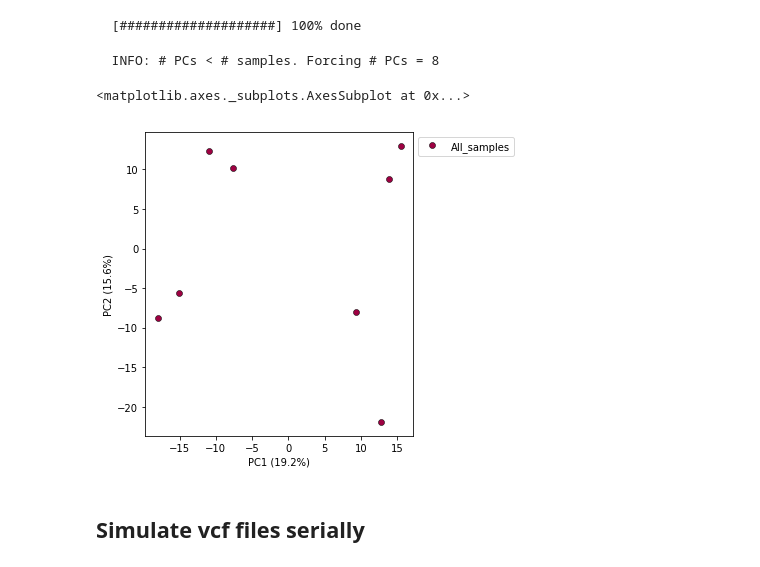
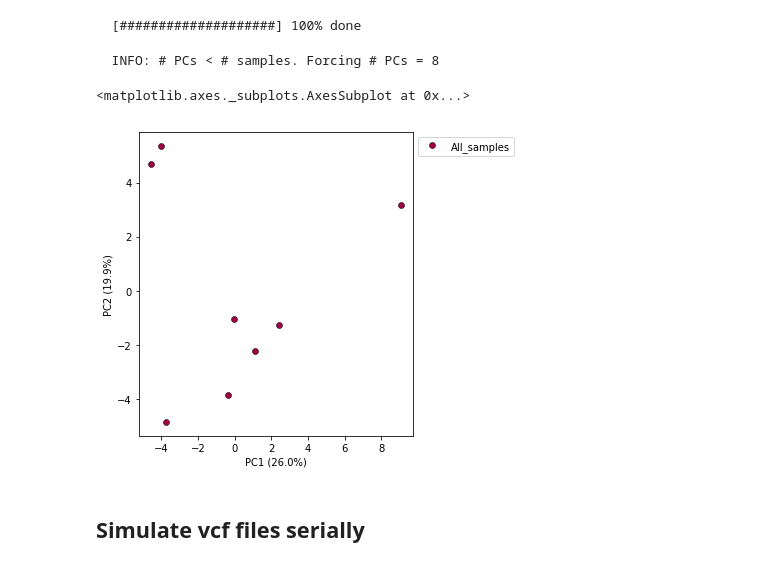
Before and after one commit to isaacovercast/easySFS, a Jupyter notebook: jupyter-notebooks/easySFS-simulate-data.ipynb, the cells around one changed output. Saved outputs shown, nothing was run; the diff lists cells and outputs as text; code cells hidden in the pictures.

```diff
--- a/jupyter-notebooks/easySFS-simulate-data.ipynb
+++ b/jupyter-notebooks/easySFS-simulate-data.ipynb
@@ -44,7 +44,7 @@ g = 0
 split_time = 2e5
 pop1_samples = 8
 pop2_samples = 8
-nloci = 1000
+nloci = 100
 length=150
 
 migmat = [[0, 0], [0, 0]]
@@ -85,9 +85,16 @@ def plot_tree_sequence(tree_sequence):
     display(SVG(tree.draw(width=600, height=400, node_colours=node_colours)))
 
 def write_vcf(ts_list, outfile, unlinked=False):
+    ## get the header
+    head = []
+    with TemporaryFile() as outtmp:
+        ts_list[0].write_vcf(outtmp, ploidy=2, contig_id='1')
+        outtmp.seek(0)
+        head = outtmp.readlines()[:6]
+
     with open(outfile, 'w') as output:
-        ts_list[0].write_vcf(output, ploidy=2, contig_id='1')
-        for i, ts in enumerate(ts_list[1:]):
+        output.write("".join(head))
+        for i, ts in enumerate(ts_list):
             with TemporaryFile() as outtmp:
                 ## the +2 here is because enumerate starts at 0, and we
                 ## want our first locus of this list to start at 2
@@ -95,6 +102,9 @@ def write_vcf(ts_list, outfile, unlinked=False):
                 outtmp.seek(0)
                 ## Get rid of the 6 lines of vcf header
                 dat = outtmp.readlines()[6:]
+                ## Add the AA field
+                new_dat = [x[:x.rfind(".")] + "AA=A" + x[x.rfind(".")+1:] for x in dat]
+                dat = new_dat
                 if unlinked:
                     try:
                         dat = np.random.choice(dat, size=1)
@@ -107,34 +117,34 @@ def simulate_missing(infile, outfile=None, avg_missing=0.3, std_missing=0.05):
     if outfile == None:
         outfile = infile
     dat = ''
     header = ''
     with open(infile) as infile:
         dat = infile.readlines()
         header = dat[:6]
         dat = pd.DataFrame([x.split() for x in dat[6:]], columns=header[-1].split())
         samps = [x for x in dat.columns if "msp" in x]
         missingness = np.random.normal(avg_missing, std_missing, len(samps))
         for samp, miss in zip(samps, missingness):
             #print(samp, miss, len(dat[samp]))
             draws = np.random.uniform(size=len(dat[samp]))
             dat[samp] = np.where(draws < miss, ".|.", dat[samp])
     with open(outfile, 'w') as outfile:
         outfile.write("".join(header))
         dat.to_csv(outfile, sep="\t", index=False, header=False)
 
 ## 100 loci is almost instant
 ## 1000 loci ~5 seconds
 migmat = [[0, 1e-5], [1e-5, 0]]
 ts_list = simulate_nloci(n=nloci, migmat=migmat)
 #plot_tree_sequence(ts_list[0])
 write_vcf(ts_list, "./{}/tmp.vcf".format(simout), unlinked=True)
 simulate_missing("{}/tmp.vcf".format(simout), avg_missing=0.5)
 pca = ipa.pca("./{}/tmp.vcf".format(simout))
 pca.plot()
 # %% [output]
   INFO: # PCs < # samples. Forcing # PCs = 8
 <matplotlib.axes._subplots.AxesSubplot at 0x...>
-[figure, old version]
+[figure, new version]
 # %% [markdown]
 ## Simulate vcf files serially
 # %%
```
Also changed, not shown: parts of 1 cell of this notebook, 2 other files.
